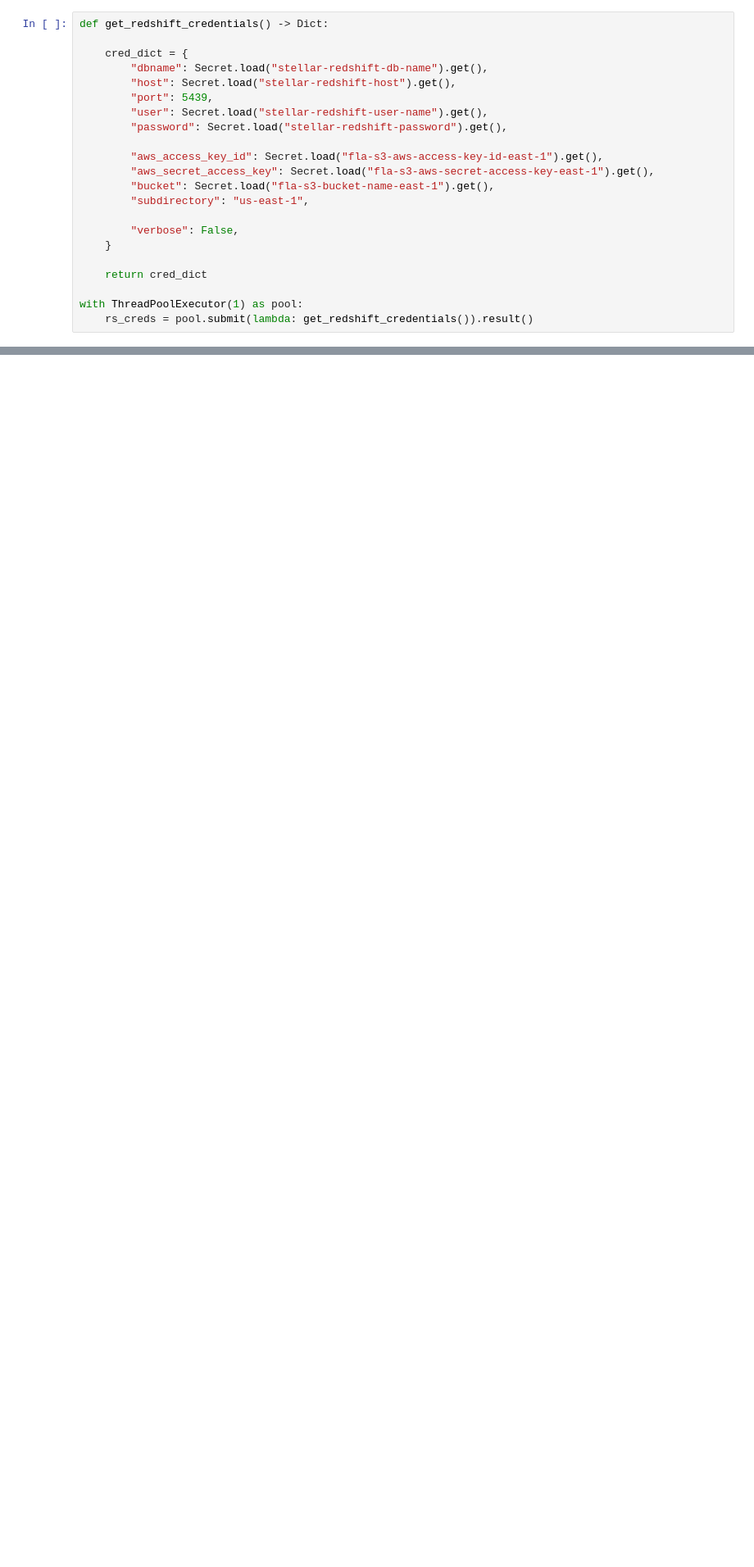
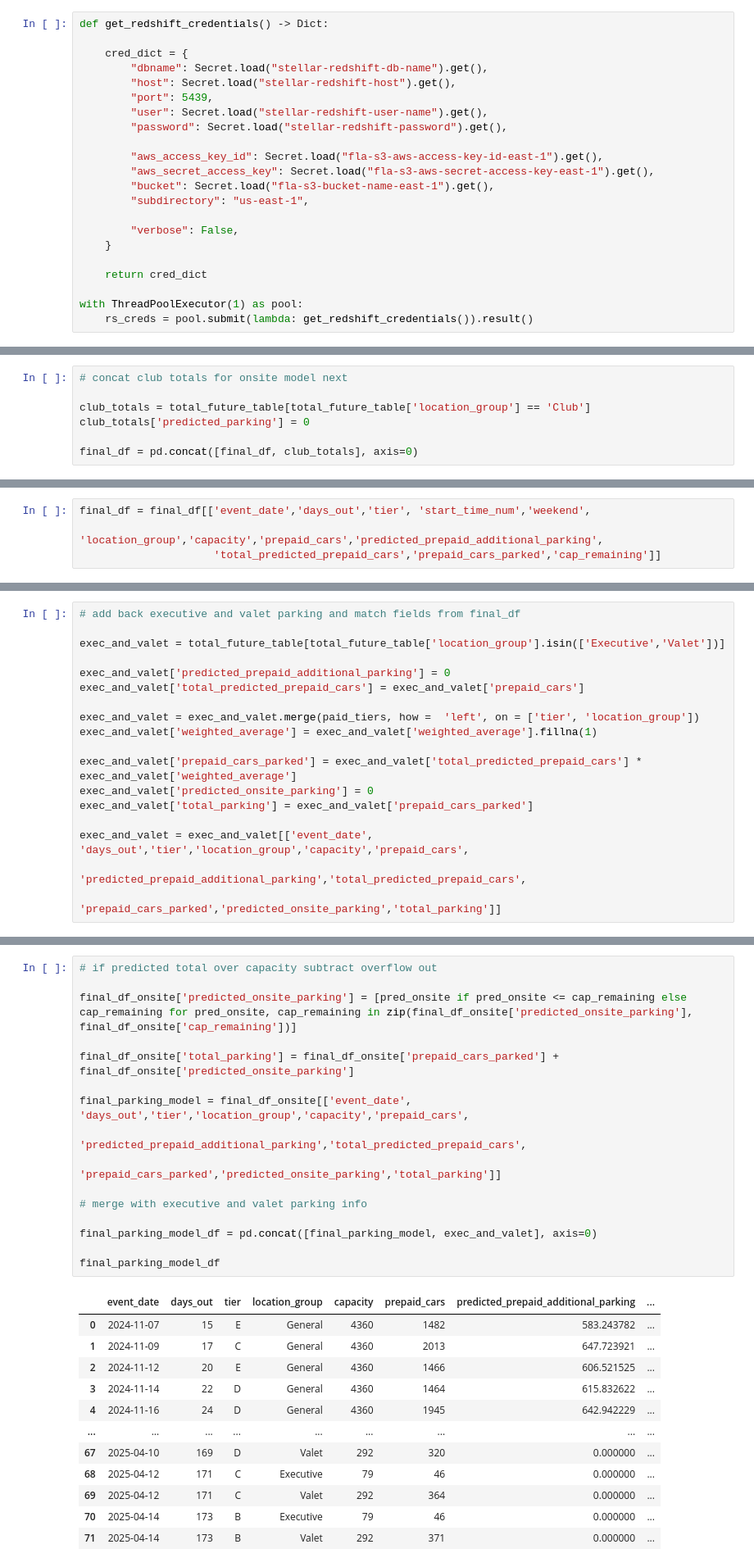
Before and after one commit to riffere-fla/pandas_party, a Jupyter notebook: parking_model_2425.ipynb, the cells around one changed output, grey strips where cells are left out. Shown at 82% size. Cells and saved outputs as stored; diff of their text form; blank space fills up the shorter version.

```diff
--- a/parking_model_2425.ipynb
+++ b/parking_model_2425.ipynb
@@ -461,0 +305,7 @@ final_df_onsite
+# %%
+# concat club totals for onsite model next
+
+club_totals = total_future_table[total_future_table['location_group'] == 'Club']
+club_totals['predicted_parking'] = 0
+
+final_df = pd.concat([final_df, club_totals], axis=0)
@@ -461,0 +341,4 @@ final_df_onsite
+# %%
+final_df = final_df[['event_date','days_out','tier', 'start_time_num','weekend',
+                     'location_group','capacity','prepaid_cars','predicted_prepaid_additional_parking',
+                     'total_predicted_prepaid_cars','prepaid_cars_parked','cap_remaining']]
@@ -461,0 +452,18 @@ final_df_onsite
+# %%
+# add back executive and valet parking and match fields from final_df
+
+exec_and_valet = total_future_table[total_future_table['location_group'].isin(['Executive','Valet'])]
+
+exec_and_valet['predicted_prepaid_additional_parking'] = 0
+exec_and_valet['total_predicted_prepaid_cars'] = exec_and_valet['prepaid_cars']
+
+exec_and_valet = exec_and_valet.merge(paid_tiers, how =  'left', on = ['tier', 'location_group'])
+exec_and_valet['weighted_average'] = exec_and_valet['weighted_average'].fillna(1)
+
+exec_and_valet['prepaid_cars_parked'] = exec_and_valet['total_predicted_prepaid_cars'] * exec_and_valet['weighted_average']
+exec_and_valet['predicted_onsite_parking'] = 0
+exec_and_valet['total_parking'] = exec_and_valet['prepaid_cars_parked']
+
+exec_and_valet = exec_and_valet[['event_date', 'days_out','tier','location_group','capacity','prepaid_cars',
+                                       'predicted_prepaid_additional_parking','total_predicted_prepaid_cars',
+                                       'prepaid_cars_parked','predicted_onsite_parking','total_parking']]
@@ -461,0 +481,29 @@ final_df_onsite
+# %%
+# if predicted total over capacity subtract overflow out
+
+final_df_onsite['predicted_onsite_parking'] = [pred_onsite if pred_onsite <= cap_remaining else cap_remaining for pred_onsite, cap_remaining in zip(final_df_onsite['predicted_onsite_parking'], final_df_onsite['cap_remaining'])]
+
+final_df_onsite['total_parking'] = final_df_onsite['prepaid_cars_parked'] + final_df_onsite['predicted_onsite_parking']
+
+final_parking_model = final_df_onsite[['event_date', 'days_out','tier','location_group','capacity','prepaid_cars',
+                                       'predicted_prepaid_additional_parking','total_predicted_prepaid_cars',
+                                       'prepaid_cars_parked','predicted_onsite_parking','total_parking']]
+
+# merge with executive and valet parking info
+
+final_parking_model_df = pd.concat([final_parking_model, exec_and_valet], axis=0)
+
+final_parking_model_df
+# %% [output]
+|  | event_date | days_out | tier | location_group | capacity | prepaid_cars | predicted_prepaid_additional_parking | ... |
+| 0 | 2024-11-07 | 15 | E | General | 4360 | 1482 | 583.243782 | ... |
+| 1 | 2024-11-09 | 17 | C | General | 4360 | 2013 | 647.723921 | ... |
+| 2 | 2024-11-12 | 20 | E | General | 4360 | 1466 | 606.521525 | ... |
+| 3 | 2024-11-14 | 22 | D | General | 4360 | 1464 | 615.832622 | ... |
+| 4 | 2024-11-16 | 24 | D | General | 4360 | 1945 | 642.942229 | ... |
+| ... | ... | ... | ... | ... | ... | ... | ... | ... |
+| 67 | 2025-04-10 | 169 | D | Valet | 292 | 320 | 0.000000 | ... |
+| 68 | 2025-04-12 | 171 | C | Executive | 79 | 46 | 0.000000 | ... |
+| 69 | 2025-04-12 | 171 | C | Valet | 292 | 364 | 0.000000 | ... |
+| 70 | 2025-04-14 | 173 | B | Executive | 79 | 46 | 0.000000 | ... |
+| 71 | 2025-04-14 | 173 | B | Valet | 292 | 371 | 0.000000 | ... |
```
Also changed, not shown: parts of 37 cells of this notebook.
